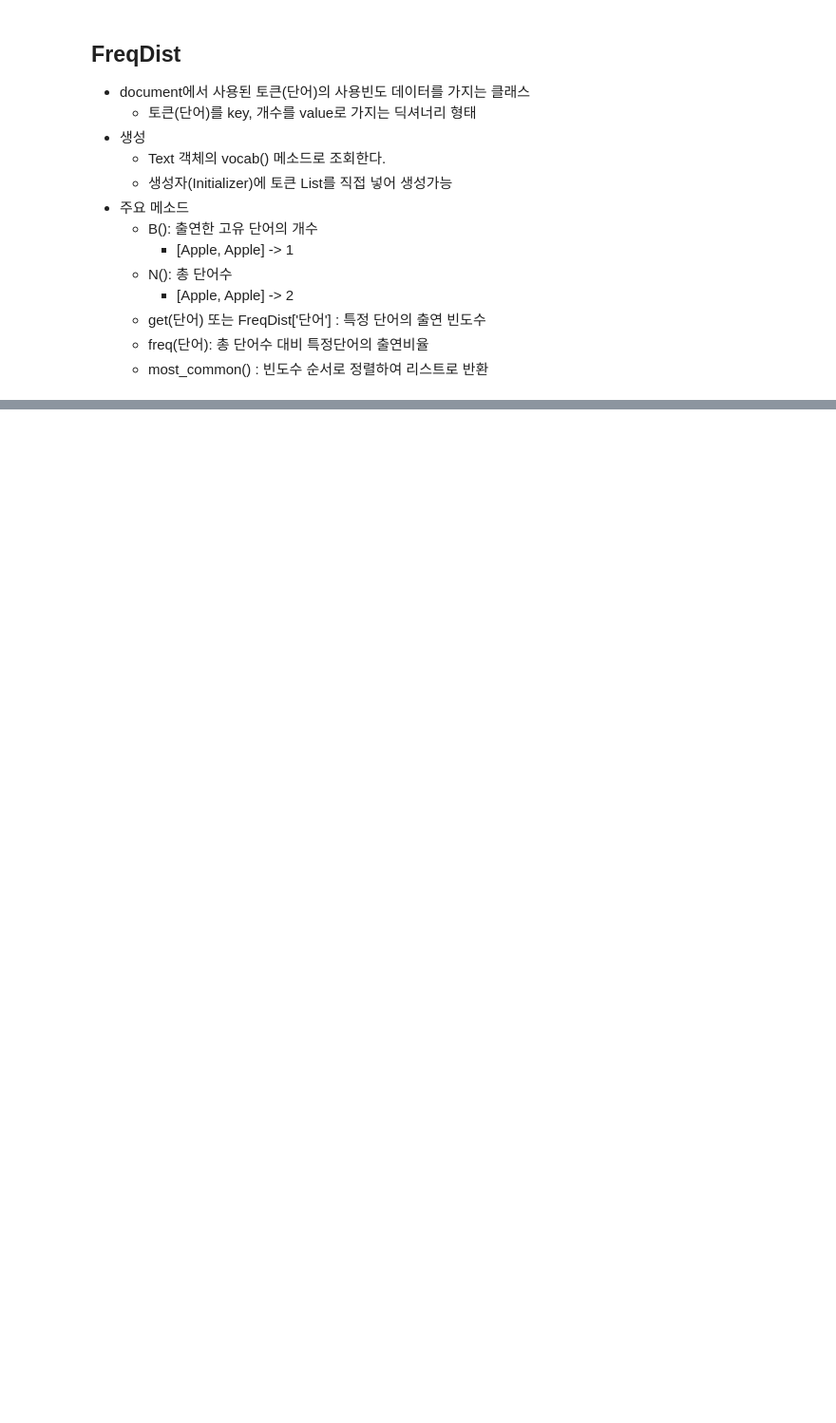
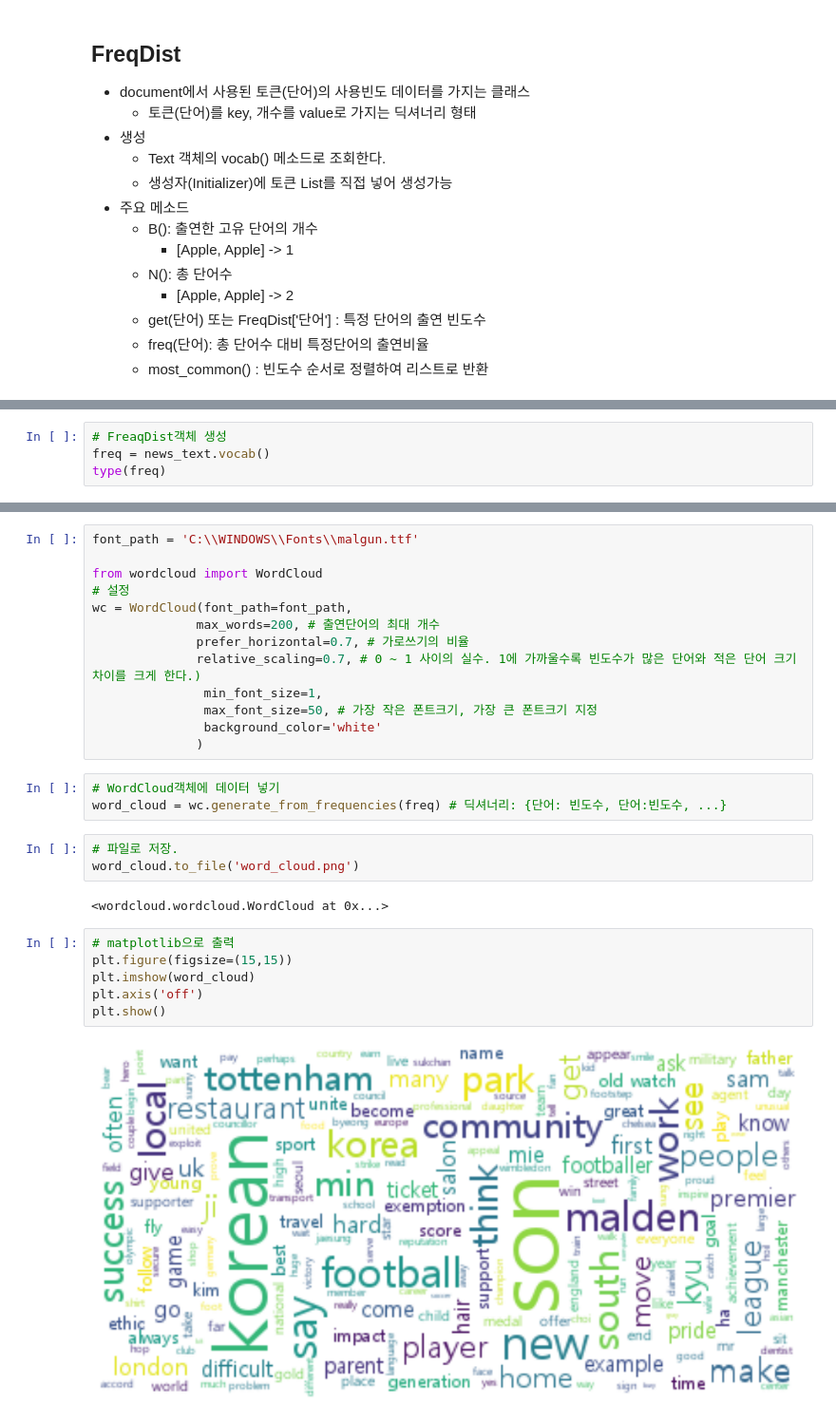
Before and after one commit to Slangoij/TIL_TodayILearned, a Jupyter notebook: 09.텍스트분석/01_NLP개요_NLTK 패키지를 이용한 데이터 전처리.ipynb, the cells around one changed output, grey strips where cells are left out. Shown: that part at 95% size. Cells and saved outputs as stored; diff of their text form; blank space fills up the shorter version.

```diff
--- a/09.텍스트분석/01_NLP개요_NLTK 패키지를 이용한 데이터 전처리.ipynb
+++ b/09.텍스트분석/01_NLP개요_NLTK 패키지를 이용한 데이터 전처리.ipynb
@@ -799,0 +821,4 @@ plt.show()
+# %%
+# FreaqDist객체 생성
+freq = news_text.vocab()
+type(freq)
@@ -799,0 +921,29 @@ plt.show()
+# %%
+font_path = 'C:\\WINDOWS\\Fonts\\malgun.ttf'
+
+from wordcloud import WordCloud
+# 설정
+wc = WordCloud(font_path=font_path,
+              max_words=200, # 출연단어의 최대 개수
+              prefer_horizontal=0.7, # 가로쓰기의 비율
+              relative_scaling=0.7, # 0 ~ 1 사이의 실수. 1에 가까울수록 빈도수가 많은 단어와 적은 단어 크기 차이를 크게 한다.)
+               min_font_size=1,
+               max_font_size=50, # 가장 작은 폰트크기, 가장 큰 폰트크기 지정
+               background_color='white'
+              )
+# %%
+# WordCloud객체에 데이터 넣기
+word_cloud = wc.generate_from_frequencies(freq) # 딕셔너리: {단어: 빈도수, 단어:빈도수, ...}
+# %%
+# 파일로 저장.
+word_cloud.to_file('word_cloud.png')
+# %% [output]
+<wordcloud.wordcloud.WordCloud at 0x...>
+# %%
+# matplotlib으로 출력
+plt.figure(figsize=(15,15))
+plt.imshow(word_cloud)
+plt.axis('off')
+plt.show()
+# %% [output]
+[figure, added]
```
Also changed, not shown: parts of 36 cells of this notebook, 5 other files.
